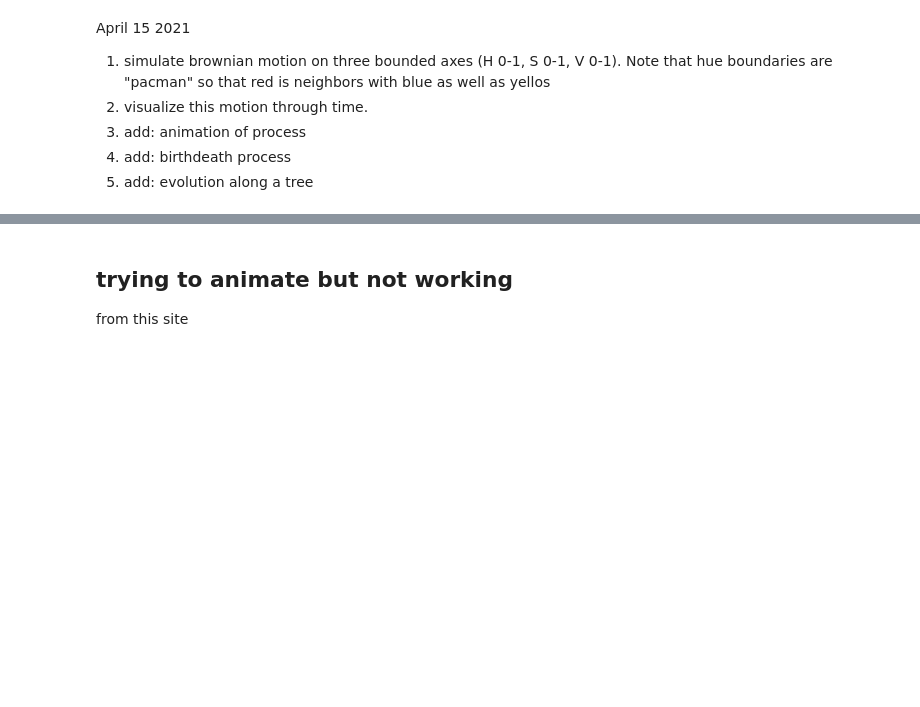
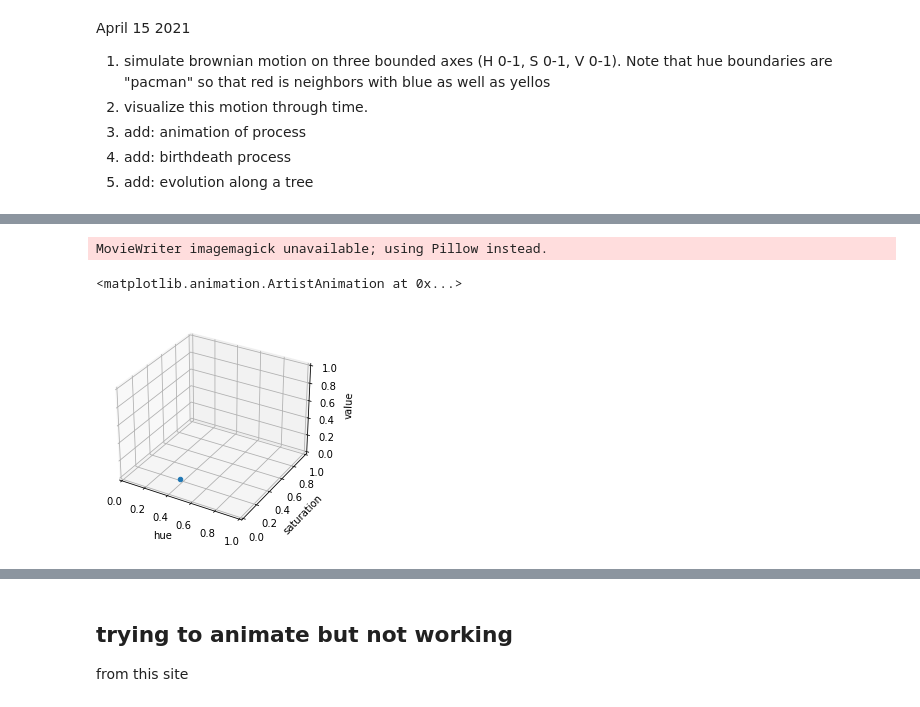
Before and after one commit to michaelalfaro/colordiffuser, a Jupyter notebook: color_diffuser.ipynb, the cells around one changed output, grey strips where cells are left out. Saved outputs shown, nothing was run; the diff lists cells and outputs as text; code cells hidden in the pictures; blank space fills up the shorter version.

```diff
--- a/color_diffuser.ipynb
+++ b/color_diffuser.ipynb
@@ -190,0 +446,43 @@ plt.show()
+# %%
+## 3d animation of single point
+from matplotlib import pyplot as plt
+from celluloid import Camera
+
+fig = plt.figure()
+camera = Camera(fig)
+ax = fig.add_subplot(111, projection = '3d')
+#ax.scatter(res[0], res[1], res[2], c = rgb)
+ax.set_xlabel('hue')
+ax.set_ylabel('saturation')
+ax.set_zlabel('value')
+ax.set_xlim(0, 1)
+ax.set_ylim(0, 1)
+ax.set_zlim(0, 1)
+
+for ii in range(len(res[0])):
+    #print(ii)
+    ax.scatter(res[0][ii], res[1][ii], res[2][ii])
+    camera.snap()
+animation = camera.animate()
+animation.save('celluloid_minimal.gif', writer = 'imagemagick')
+animation
+
+
+
+# rgb = colors.hsv_to_rgb(colorcoordinates)
+# # C = np.array([[255, 0, 0], [0, 255, 0], [0, 0, 255]])
+# fig = plt.figure()
+# ax = fig.add_subplot(111, projection = '3d')
+# ax.scatter(res[0], res[1], res[2], c = rgb)
+# ax.plot3D(res[0], res[1], res[2], 'grey', alpha = 0.25)
+# ax.set_xlabel('hue')
+# ax.set_ylabel('saturation')
+# ax.set_zlabel('value')
+# ax.set_xlim(0, 1)
+# ax.set_ylim(0, 1)
+# ax.set_zlim(0, 1)
+# plt.show()
+# %% [output]
+MovieWriter imagemagick unavailable; using Pillow instead.
+<matplotlib.animation.ArtistAnimation at 0x...>
+[figure, added]
```
Also changed, not shown: parts of 24 cells of this notebook.
